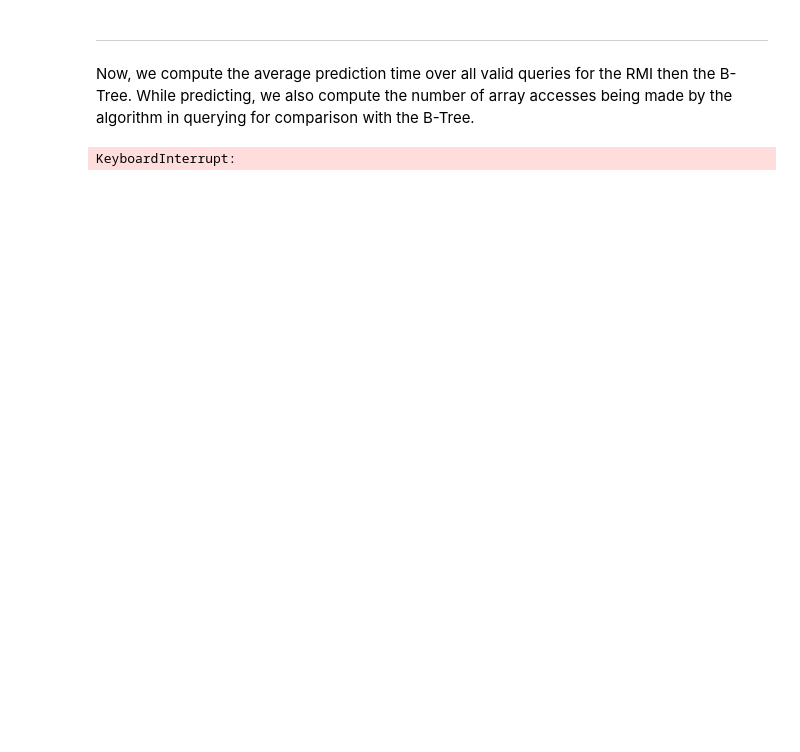
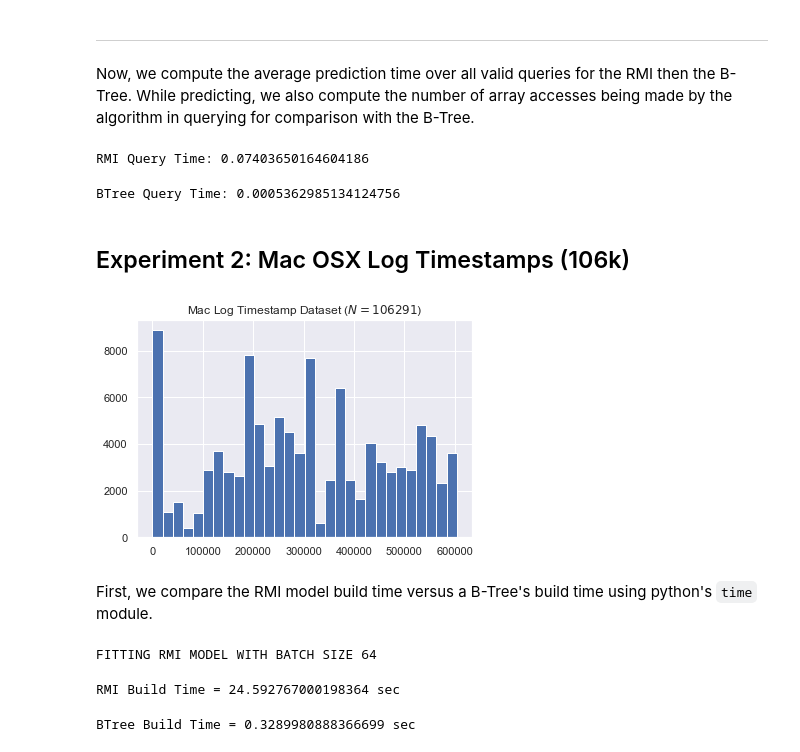
Before and after one commit to dsillman2000/CS490LDA-Project1, a Jupyter notebook: ModelTemplate.ipynb, the cells around one changed output. Drawn from its saved outputs; the diff is of its cells as text; code cells hidden in the pictures; blank space fills up the shorter version.

Commit message:
First pass on Experiment Template

```diff
--- a/ModelTemplate.ipynb
+++ b/ModelTemplate.ipynb
@@ -62,7 +58,7 @@ rmi_array_accesses = 0
 # %%
 from tqdm import tqdm
 
-def exponential_search(data, prediction_func, index_func, data_length):
+def exponential_search(data, prediction_funct, index_funct, data_length):
     def our_bisect_left(a, x, lo=0, hi=None, *, key=None):
         """
         Return the index where to insert item x in list a, assuming a is sorted.
@@ -81,38 +77,37 @@ def exponential_search(data, prediction_func, index_func, data_length):
         if key is None:
             while lo < hi:
                 mid = (lo + hi) // 2
-                if index_func(a, mid) < x:
+                if index_funct(a, mid) < x:
                     lo = mid + 1
                 else:
                     hi = mid
         else:
             while lo < hi:
                 mid = (lo + hi) // 2
-                if key(index_func(a ,mid)) < x:
+                if key(index_funct(a ,mid)) < x:
                     lo = mid + 1
                 else:
                     hi = mid
         return lo
 
     def inner(x):
-        ly = yhat = ry = prediction_func(x)
-
-        if index_func(data, yhat) > x:
+        ly = yhat = ry = prediction_funct(x)
+        if index_funct(data, yhat) > x:
             i = 1
-            while ly > 0 and index_func(data, ly) > x:
+            while ly > 0 and index_funct(data, ly) > x:
                 ly = yhat - i
                 i *= 2
             if ly < 0:
                 ly = 0
-        elif index_func(data, yhat) < x:
+        elif index_funct(data, yhat) < x:
             i = 1
-            while ry < data_length and index_func(data, ry) < x:
+            while ry < data_length and index_funct(data, ry) < x:
                 ry = yhat + i
                 i *= 2
             if ry >= data_length:
                 ry = data_length - 1
         yhat = our_bisect_left(data, x, ly, ry)
-        return yhat if index_func(data, yhat) == x else -1
+        return yhat if index_funct(data, yhat) == x else -1
     return inner
 
 rmi_array_accesses = 0
@@ -120,17 +115,17 @@ rmi_array_accesses = 0
 def rmi_test_index(data, i):
     global rmi_array_accesses
     rmi_array_accesses += 1
-    return data[1,i,0]
+    return data[0,i,0]
 
-N = dataset.shape[1]
+N = 1000
 dataset = dataset.astype(int)
-# Qi = np.random.choice(range(dataset.shape[1]), size=N).tolist()
-Qi = list(range(dataset.shape[1]))
+Qi = np.random.choice(range(dataset.shape[1]), size=N).tolist()
+# Qi = list(range(dataset.shape[1]))
 Q = dataset[0,Qi,0].astype(int)
 Yt = dataset[1,Qi,0].astype(int)
-pred_func = lambda x: predict_rmi_model(model, x.reshape(1,1,1), maxind=dataset.shape[1]).astype(int)[0]
+pred_func = lambda x: max(0,min(dataset.shape[1]-1,predict_rmi_model(model, x.reshape(1,1,1), maxind=dataset.shape[1]).astype(int)[0]))
 index_func = lambda d,i: rmi_test_index(d, i)
-query_search = exponential_search(dataset, pred_func, index_func, N)
+query_search = exponential_search(dataset, pred_func, index_func, dataset.shape[1])
 t0 = time()
 pbar = tqdm(range(N))
 for i in pbar:
@@ -145,12 +140,48 @@ t1 = time()
 rmi_querytime = t1-t0
 print(f"RMI Query Time: {rmi_querytime / float(N)}")
 # %% [output]
-KeyboardInterrupt:
+RMI Query Time: 0.07403650164604186
 # %%
+btree_array_accesses = 0
+pbar = tqdm(range(N))
 t0 = time()
-for i in range(N):
+for i in pbar:
     q = Q[i]
-    btree.get(q)
+    btree_array_accesses += bt.refcount(q)
+    running_avg = btree_array_accesses / float(max(1,i))
+    pbar.set_description(f"Avg. Array Accesses ~ {running_avg}")
 t1 = time()
 btree_querytime = t1-t0
 print(f"BTree Query Time: {btree_querytime / float(N)}")
+# %% [output]
+BTree Query Time: 0.0005362985134124756
+# %% [markdown]
+## Experiment 2: Mac OSX Log Timestamps (106k)
+# %%
+with open("mac117k.data", "rb") as f:
+    dataset = pickle.load(f)
+plt.hist(dataset[0], bins=30)
+plt.title(f"Mac Log Timestamp Dataset ($N = {len(dataset[0])}$)")
+plt.show()
+# %% [output]
+[figure, added]
+# %% [markdown]
+First, we compare the RMI model build time versus a B-Tree's build time using python's `time` module.
+# %%
+adam = keras.optimizers.Adam(learning_rate=5e-3)
+t0 = time()
+model = build_fit_rmi_model(dataset, stages=(1,16), n_layers=0, n_neurons=32, n_epochs=n_epochs, initializer='identity', verbose=False, optimizer=adam, loss='mse', metrics=[mae, aae])
+t1 = time()
+rmi_buildtime = t1-t0
+print(f"RMI Build Time = {rmi_buildtime} sec")
+# %% [output]
+FITTING RMI MODEL WITH BATCH SIZE 64
+RMI Build Time = 24.592767000198364 sec
+# %%
+t0 = time()
+bt = btree.BTree.bulkload(dataset[0,:,0], 16)
+t1 = time()
+btree_buildtime = t1-t0
+print(f"BTree Build Time = {btree_buildtime} sec")
+# %% [output]
+BTree Build Time = 0.3289980888366699 sec
```
Also changed, not shown: parts of 5 cells of this notebook, 7 other files.
